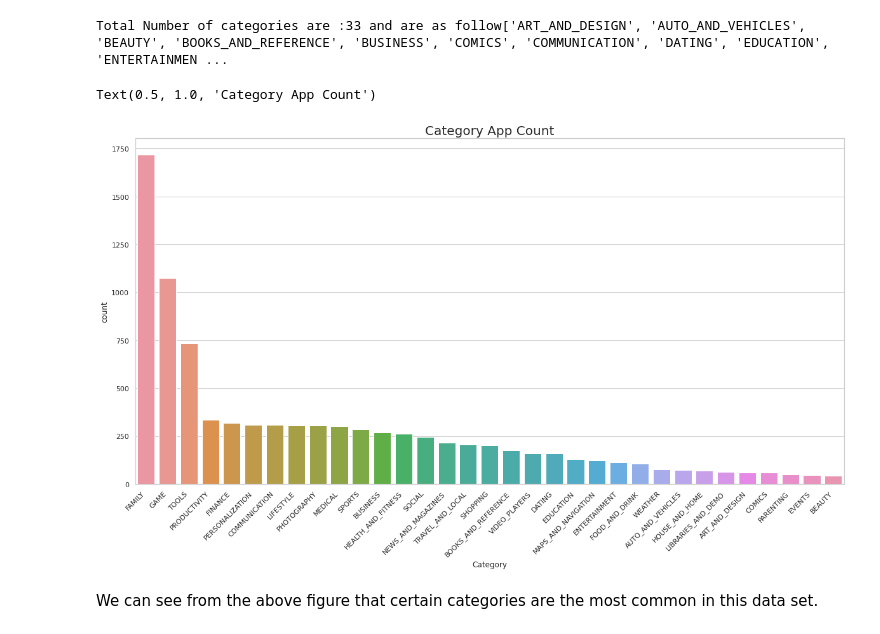
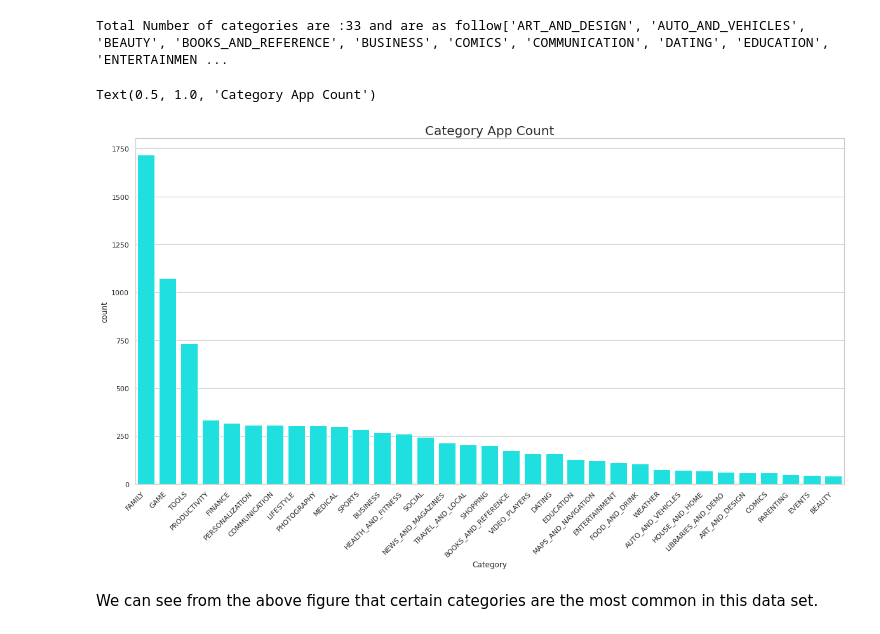
Before and after one commit to S-Deshmukh46/Play_Store_App_Review, a Jupyter notebook: Play_Store_App_Review_Analysis_Capstone_Project(Sourabh).ipynb, the cells around one changed output. Saved outputs shown, nothing was run; the diff lists cells and outputs as text; code cells hidden in the pictures.

```diff
--- a/Play_Store_App_Review_Analysis_Capstone_Project(Sourabh).ipynb
+++ b/Play_Store_App_Review_Analysis_Capstone_Project(Sourabh).ipynb
@@ -218,12 +218,12 @@ Total Number of categories are :33 and are as follow['ART_AND_DESIGN', 'AUTO_AND
 # %%
 plt.figure(figsize=(20,10))
 sns.set_theme(style="whitegrid")
-ax=sns.countplot(play_store_app_data['Category'],order=play_store_app_data['Category'].value_counts().index)
+ax=sns.countplot(play_store_app_data['Category'],order=play_store_app_data['Category'].value_counts().index,color='cyan')
 ax.set_xticklabels(ax.get_xticklabels(), rotation=45,ha='right')
 ax.set_title('Category App Count',fontsize=20)
 # %% [output]
 Text(0.5, 1.0, 'Category App Count')
-[figure, old version]
+[figure, new version]
 # %% [markdown]
 We can see from the above figure that certain categories are the most common in this data set.
 # %% [markdown]
```
Also changed, not shown: parts of 23 cells of this notebook.
